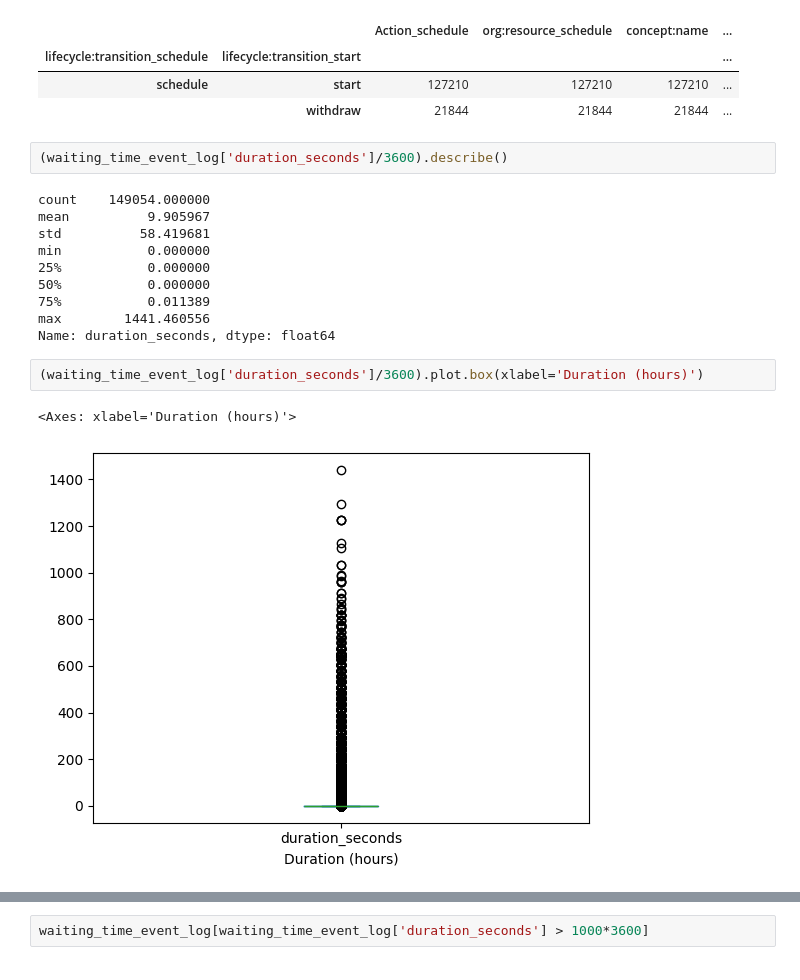
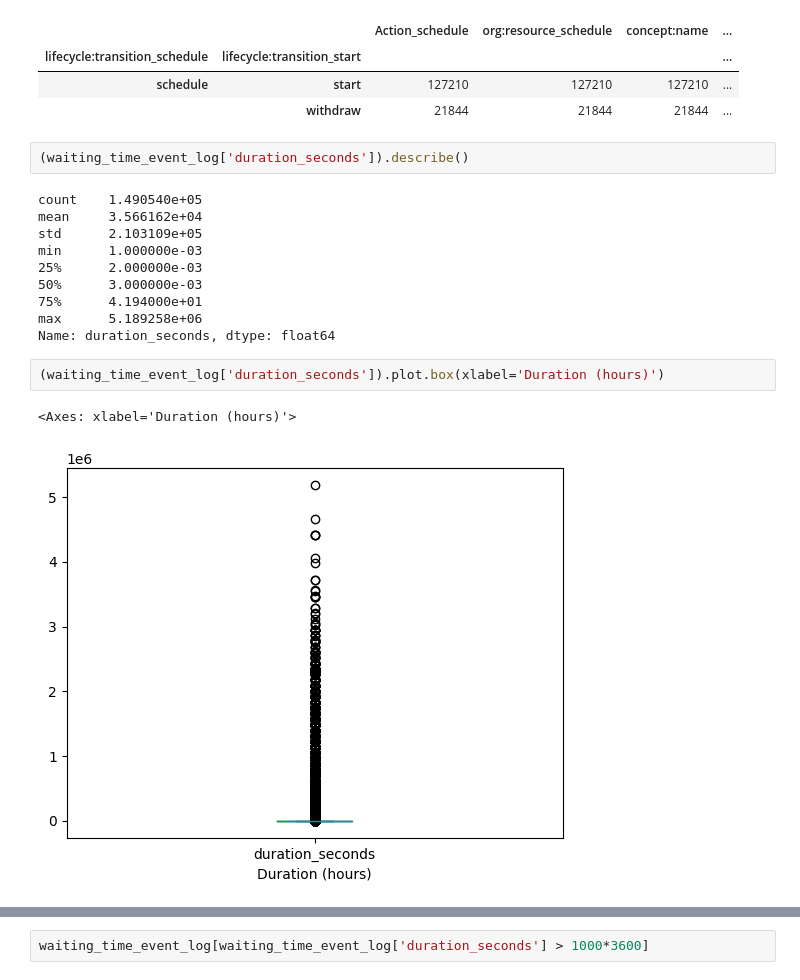
Before and after one commit to ltsstar/TaskExecutionTimeMining, a Jupyter notebook: src/notebooks/BPIC_2017/BPIC_2017_event_log_waiting_transformer.ipynb, the cells around one changed output, grey strips where cells are left out. Saved outputs shown, nothing was run; the diff lists cells and outputs as text.

```diff
--- a/src/notebooks/BPIC_2017/BPIC_2017_event_log_waiting_transformer.ipynb
+++ b/src/notebooks/BPIC_2017/BPIC_2017_event_log_waiting_transformer.ipynb
@@ -74,19 +74,19 @@ waiting_time_event_log.groupby(['lifecycle:transition_schedule', 'lifecycle:tran
 | schedule | start | 127210 | 127210 | 127210 | ... |
 |  | withdraw | 21844 | 21844 | 21844 | ... |
 # %%
-(waiting_time_event_log['duration_seconds']/3600).describe()
+(waiting_time_event_log['duration_seconds']).describe()
 # %% [output]
-count    149054.000000
-mean          9.905967
-std          58.419681
-min           0.000000
-25%           0.000000
-50%           0.000000
-75%           0.011389
-max        1441.460556
+count    1.490540e+05
+mean     3.566162e+04
+std      2.103109e+05
+min      1.000000e-03
+25%      2.000000e-03
+50%      3.000000e-03
+75%      4.194000e+01
+max      5.189258e+06
 Name: duration_seconds, dtype: float64
 # %%
-(waiting_time_event_log['duration_seconds']/3600).plot.box(xlabel='Duration (hours)')
+(waiting_time_event_log['duration_seconds']).plot.box(xlabel='Duration (hours)')
 # %% [output]
 <Axes: xlabel='Duration (hours)'>
-[figure, old version]
+[figure, new version]
```
Also changed, not shown: parts of 5 cells of this notebook, 17 other files.
